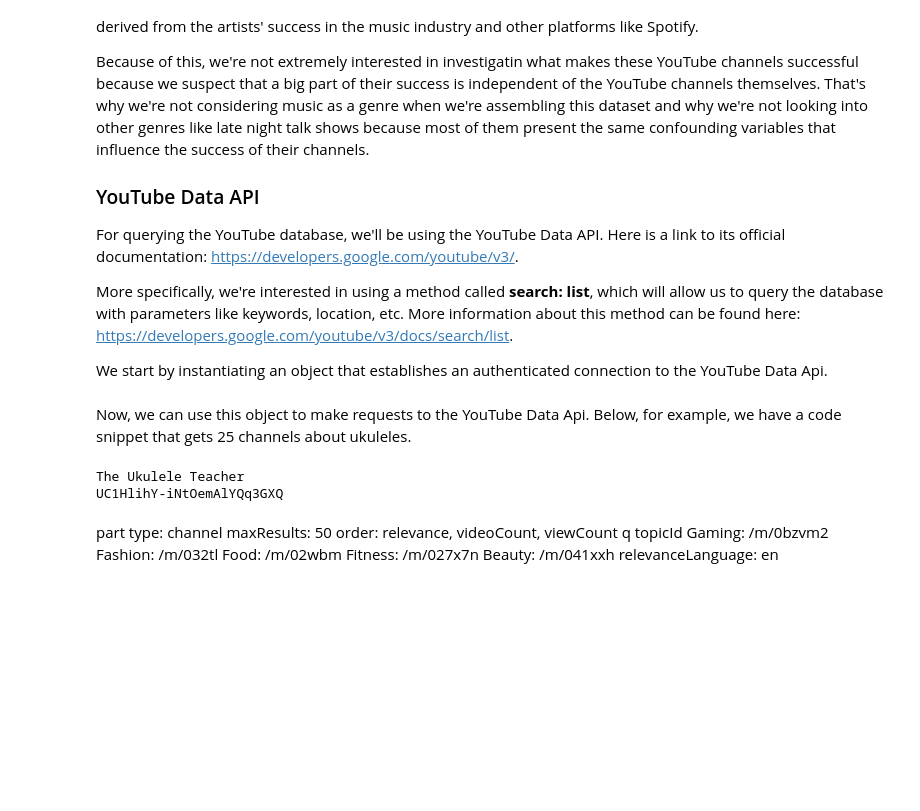
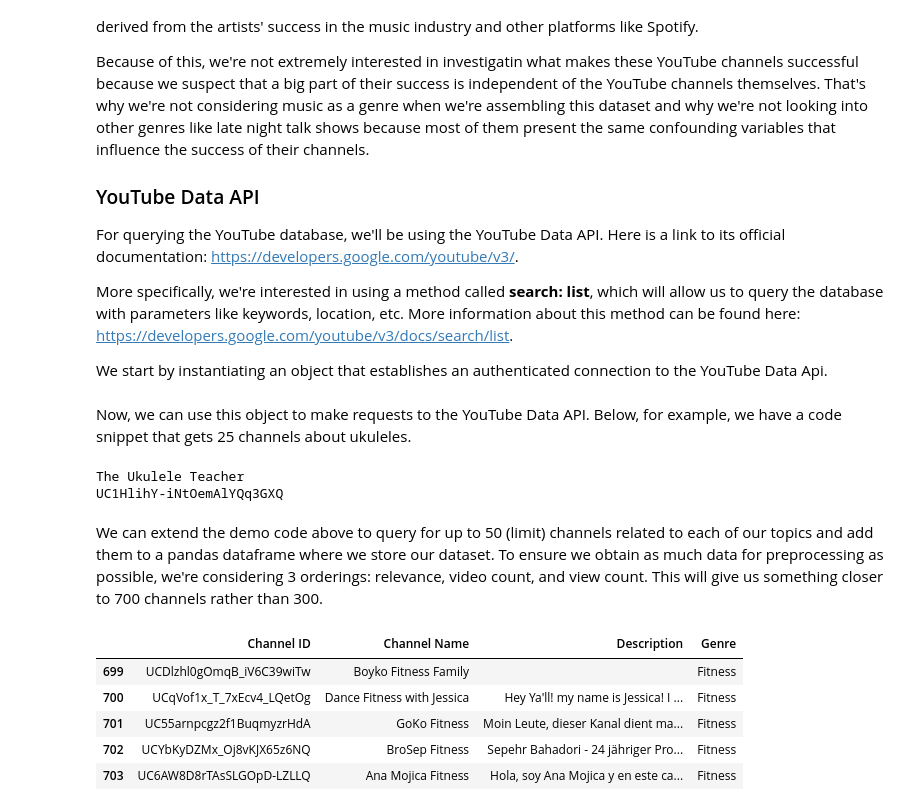
Before and after one commit to amyshan15/pdsfinal, a Jupyter notebook: youtube.ipynb, the cells around one changed output. Saved outputs shown, nothing was run; the diff lists cells and outputs as text; code cells hidden in the pictures; blank space fills up the shorter version.

Commit message:
got channel ids

```diff
--- a/youtube.ipynb
+++ b/youtube.ipynb
@@ -61,7 +61,7 @@ def get_authenticated_service():
 
 client = get_authenticated_service()
 # %% [markdown]
-Now, we can use this object to make requests to the YouTube Data Api. Below, for example, we have a code snippet that gets 25 channels about ukuleles.
+Now, we can use this object to make requests to the YouTube Data API. Below, for example, we have a code snippet that gets 25 channels about ukuleles.
 # %%
 params = {
     "part": "snippet",
@@ -76,16 +76,3 @@ print(response['items'][0]['id']['channelId'])
 # %% [output]
 The Ukulele Teacher
 UC1HlihY-iNtOemAlYQq3GXQ
-# %% [markdown]
-part
-type: channel
-maxResults: 50
-order: relevance, videoCount, viewCount
-q
-topicId
-    Gaming: /m/0bzvm2
-    Fashion: /m/032tl
-    Food: /m/02wbm
-    Fitness: /m/027x7n
-    Beauty: /m/041xxh
-relevanceLanguage: en
@@ -119,0 +79,53 @@ for topic in topics:
+# %% [markdown]
+We can extend the demo code above to query for up to 50 (limit) channels related to each of our topics and add them to a pandas dataframe where we store our dataset. To ensure we obtain as much data for preprocessing as possible, we're considering 3 orderings: relevance, video count, and view count. This will give us something closer to 700 channels rather than 300.
+# %%
+import pandas as pd
+
+def create_dataset(topics):
+    dataset = {
+        'Channel ID': [],
+        'Channel Name': [],
+        'Description': [],
+        'Genre': []
+    }
+
+    params = {
+        "part": "snippet",
+        "maxResults": "50",
+        "relevanceLanguage": "en",
+        "type": "channel"
+    }
+
+    channels = set()
+    orders = ['relevance', 'videoCount', 'viewCount']
+
+    for topic in topics:
+        params['q'] = topic
+        for order in orders:
+            params['order'] = order
+            response = client.search().list(**params).execute()
+
+            for channel in response['items']:
+                channel_id = channel['id']['channelId']
+                channel_name = channel['snippet']['title']
+                channel_description = channel['snippet']['description']
+
+                if channel_id not in channels:
+                    dataset['Channel ID'].append(channel_id)
+                    dataset['Channel Name'].append(channel_name)
+                    dataset['Description'].append(channel_description)
+                    dataset['Genre'].append(topic)
+
+                    channels.add(channel_id)
+    return pd.DataFrame.from_dict(dataset)
+
+topics = ['Vlog', 'Food', 'Gaming', 'Beauty', 'Fashion', 'Fitness']
+dataset = create_dataset(topics)
+dataset.tail()
+# %% [output]
+|  | Channel ID | Channel Name | Description | Genre |
+| 699 | UCDlzhl0gOmqB_iV6C39wiTw | Boyko Fitness Family |  | Fitness |
+| 700 | UCqVof1x_T_7xEcv4_LQetOg | Dance Fitness with Jessica | Hey Ya'll! my name is Jessica! I ... | Fitness |
+| 701 | UC55arnpcgz2f1BuqmyzrHdA | GoKo Fitness | Moin Leute, dieser Kanal dient ma... | Fitness |
+| 702 | UCYbKyDZMx_Oj8vKJX65z6NQ | BroSep Fitness | Sepehr Bahadori - 24 jähriger Pro... | Fitness |
+| 703 | UC6AW8D8rTAsSLGOpD-LZLLQ | Ana Mojica Fitness | Hola, soy Ana Mojica y en este ca... | Fitness |
```
Also changed, not shown: parts of 3 cells of this notebook.
